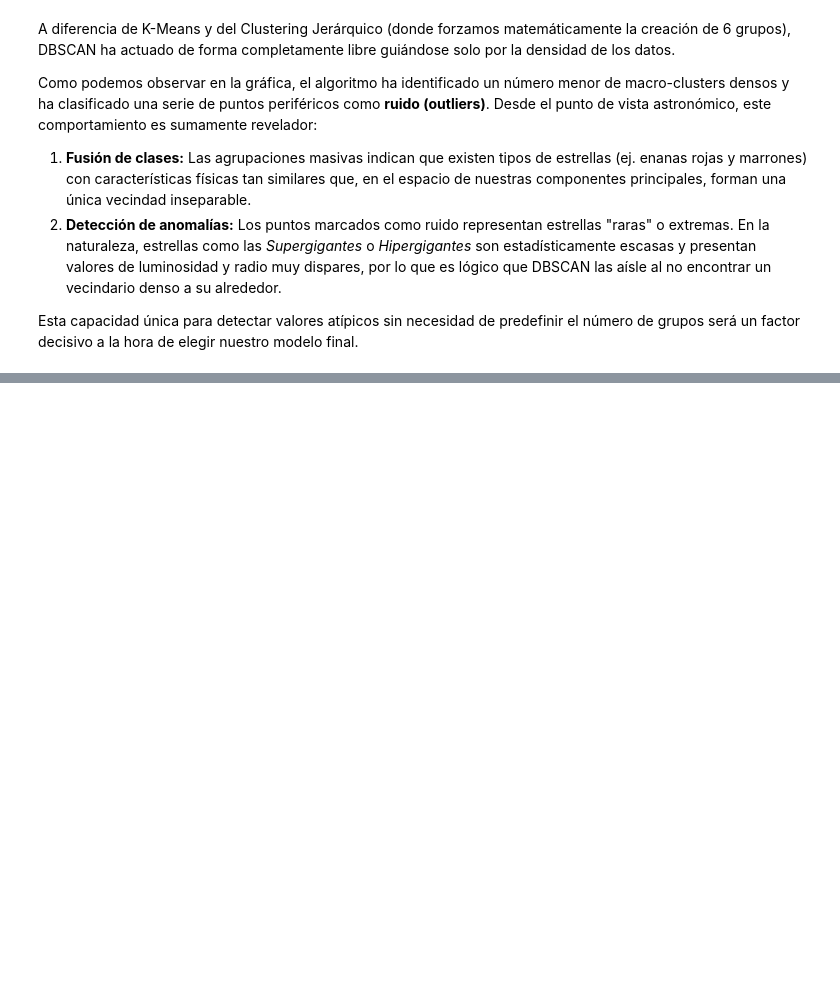
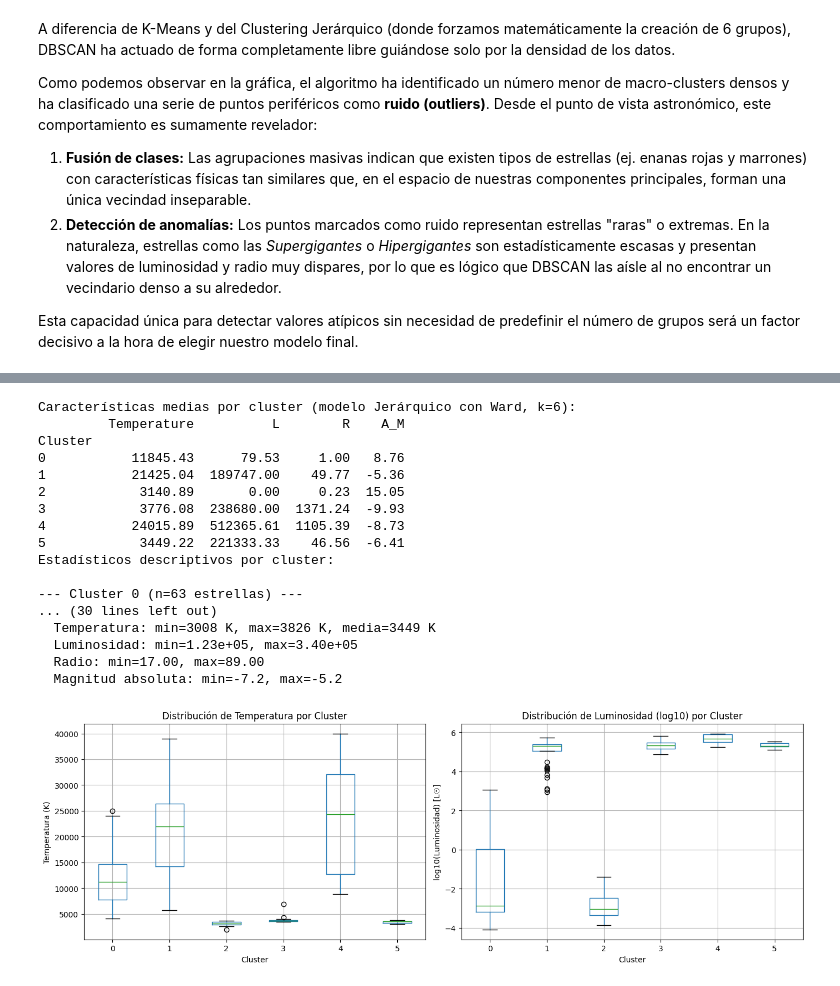
Before and after one commit to 100522128/g81_P2_03_Aprendizaje_Automatico, a Jupyter notebook: notebook.ipynb, the cells around one changed output, grey strips where cells are left out. Saved outputs shown, nothing was run; the diff lists cells and outputs as text; code cells hidden in the pictures; blank space fills up the shorter version.

```diff
--- a/notebook.ipynb
+++ b/notebook.ipynb
@@ -628,0 +748,64 @@ Esta capacidad única para detectar valores atípicos sin necesidad de predefini
+# %%
+# Comparación de clusters con la tabla astronómica del enunciado
+import pandas as pd
+import matplotlib.pyplot as plt
+
+
+
+# Crear DataFrame con las etiquetas y variables originales
+df_analysis = df.copy()
+df_analysis['Cluster'] = etiquetas_finales
+
+# Agrupar por cluster y calcular medias de las características principales
+cluster_summary = df_analysis.groupby('Cluster')[['Temperature', 'L', 'R', 'A_M']].mean().round(2)
+print("Características medias por cluster (modelo Jerárquico con Ward, k=6):")
+print(cluster_summary)
+
+# Mostrar estadísticos adicionales por cluster
+print("Estadísticos descriptivos por cluster:")
+for cluster in sorted(df_analysis['Cluster'].unique()):
+    subset = df_analysis[df_analysis['Cluster'] == cluster]
+    print(f"\n--- Cluster {cluster} (n={len(subset)} estrellas) ---")
+    print(f"  Temperatura: min={subset['Temperature'].min():.0f} K, max={subset['Temperature'].max():.0f} K, media={subset['Temperature'].mean():.0f} K")
+    print(f"  Luminosidad: min={subset['L'].min():.2e}, max={subset['L'].max():.2e}")
+    print(f"  Radio: min={subset['R'].min():.2f}, max={subset['R'].max():.2f}")
+    print(f"  Magnitud absoluta: min={subset['A_M'].min():.1f}, max={subset['A_M'].max():.1f}")
+
+# Visualización: Diagrama de cajas por cluster para temperatura
+fig, axes = plt.subplots(1, 2, figsize=(14, 5))
+
+# Gráfico 1: Temperatura por cluster
+df_analysis.boxplot(column='Temperature', by='Cluster', ax=axes[0])
+axes[0].set_title('Distribución de Temperatura por Cluster')
+axes[0].set_xlabel('Cluster')
+axes[0].set_ylabel('Temperatura (K)')
+
+# Gráfico 2: Luminosidad en escala logarítmica por cluster
+df_analysis['log_L'] = np.log10(df_analysis['L'] + 1e-10)  # +1e-10 para evitar log(0)
+df_analysis.boxplot(column='log_L', by='Cluster', ax=axes[1])
+axes[1].set_title('Distribución de Luminosidad (log10) por Cluster')
+axes[1].set_xlabel('Cluster')
+axes[1].set_ylabel('log10(Luminosidad) [L☉]')
+
+plt.suptitle('')  # Eliminar título automático
+plt.tight_layout()
+plt.show()
+# %% [output]
+Características medias por cluster (modelo Jerárquico con Ward, k=6):
+         Temperature          L        R    A_M
+Cluster
+0           11845.43      79.53     1.00   8.76
+1           21425.04  189747.00    49.77  -5.36
+2            3140.89       0.00     0.23  15.05
+3            3776.08  238680.00  1371.24  -9.93
+4           24015.89  512365.61  1105.39  -8.73
+5            3449.22  221333.33    46.56  -6.41
+Estadísticos descriptivos por cluster:
+
+--- Cluster 0 (n=63 estrellas) ---
+... (30 lines left out)
+  Temperatura: min=3008 K, max=3826 K, media=3449 K
+  Luminosidad: min=1.23e+05, max=3.40e+05
+  Radio: min=17.00, max=89.00
+  Magnitud absoluta: min=-7.2, max=-5.2
+[figure, added]
```
Also changed, not shown: parts of 12 cells of this notebook.
